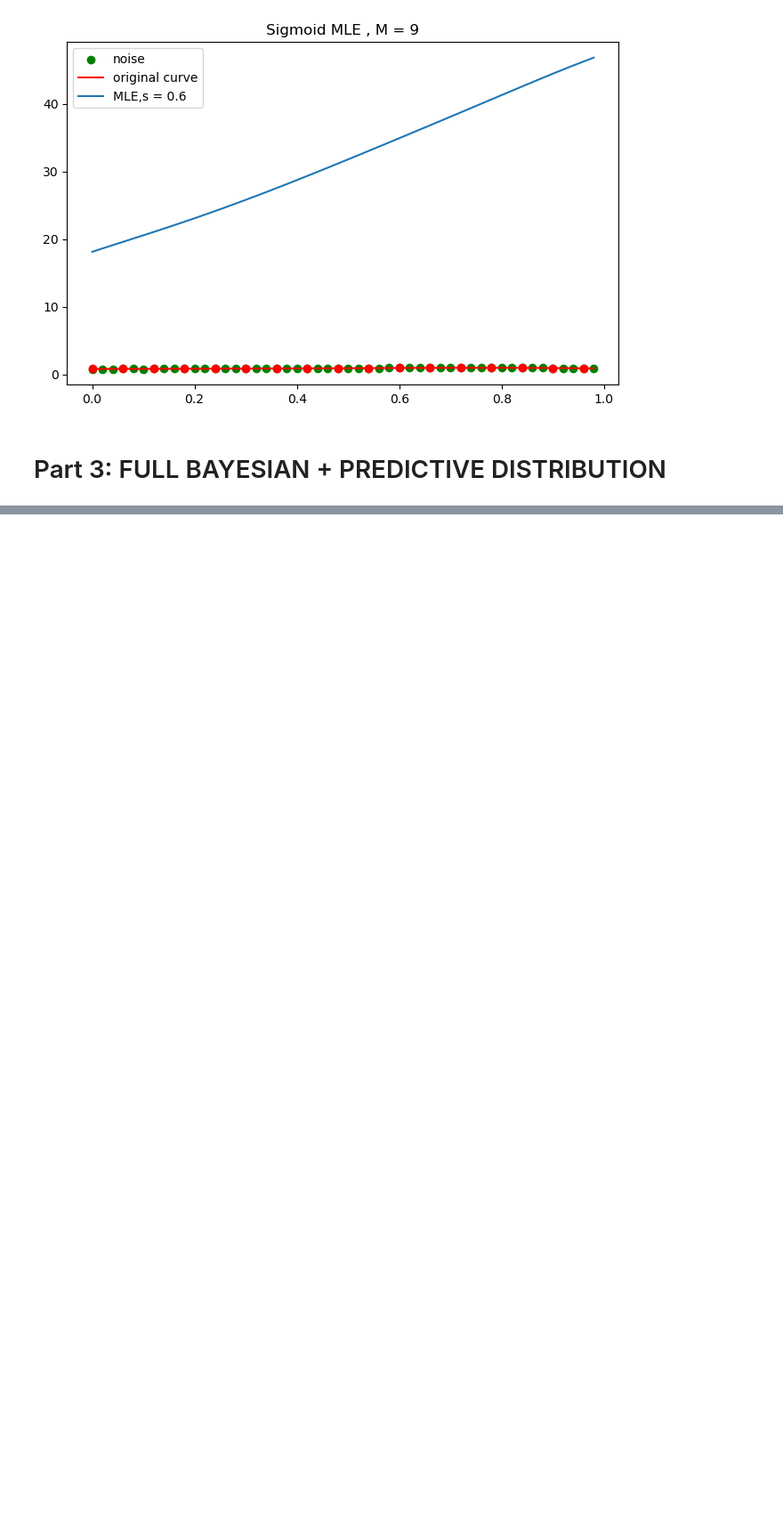
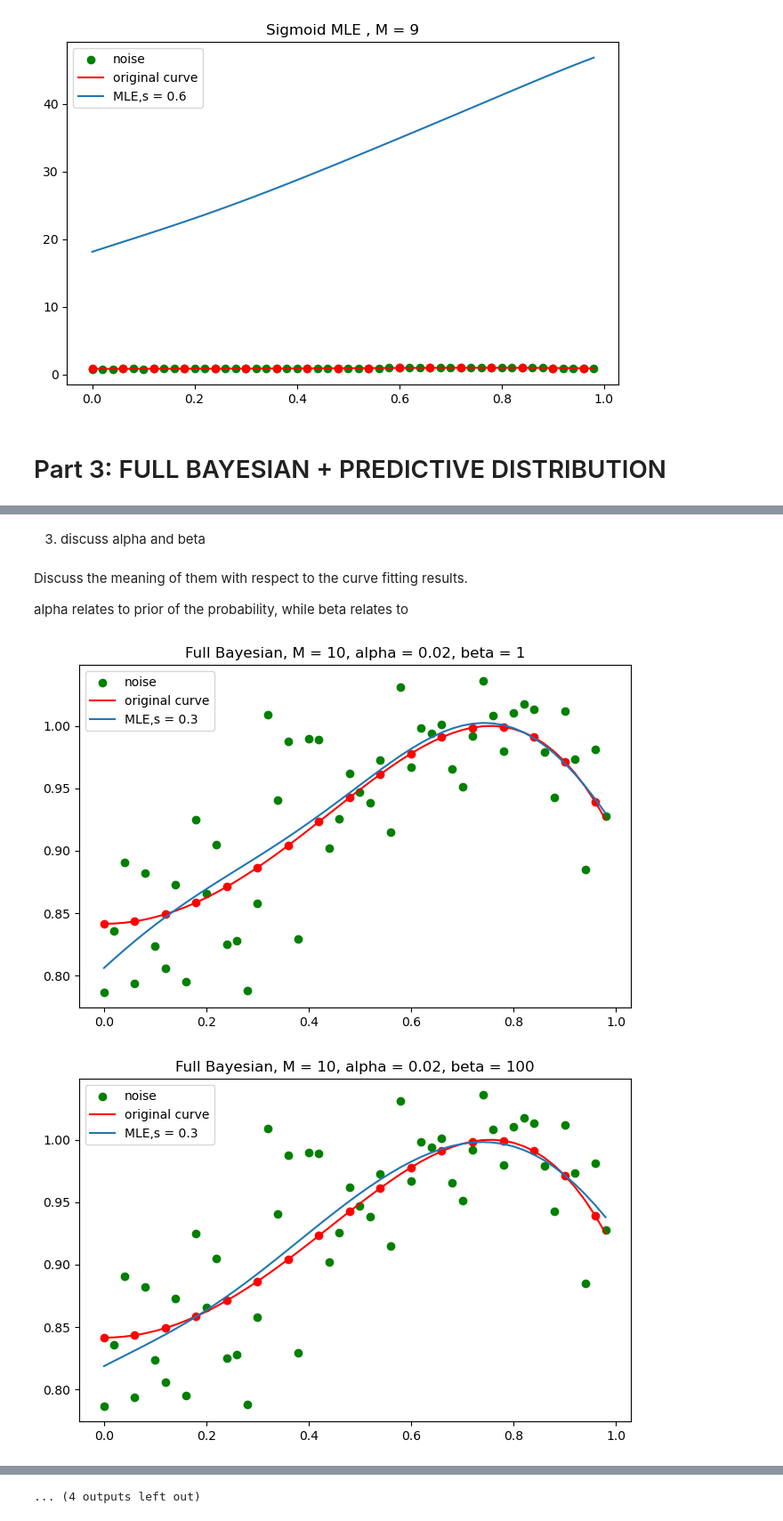
Before and after one commit to Ivy421/EE5907, a Jupyter notebook: CA1.ipynb, the cells around one changed output, grey strips where cells are left out. Shown at 89% size. Saved outputs shown, nothing was run; the diff lists cells and outputs as text; code cells hidden in the pictures; blank space fills up the shorter version.

```diff
--- a/CA1.ipynb
+++ b/CA1.ipynb
@@ -446,0 +453,22 @@ Text(0.5, 1.0, 'Full Bayesian, M = 10')
+# %% [markdown]
+3. discuss alpha and beta
+# %% [markdown]
+Discuss the meaning of them with respect to the curve fitting results.
+
+alpha relates to prior of the probability, while beta relates to
+# %%
+for a in [0.02,0.05,0.1,0.5]:
+    for b in [1,100,2500,12000]:
+        y_fullbay_pred,w_bar_non = cal_fullbay_gau(x,M,a,b,s)
+
+        plt.figure(figsize = (8,5))
+        plt.plot(x,y,'ro',markevery=3)
+        plt.scatter(x,y_noise,color = 'green',label = 'noise')
+        plt.plot(x,y,color = 'red',label = 'original curve')
+        plt.plot(x,y_fullbay_pred,label = 'MLE,s = %s'%s)
+        #plt.plot(x,calMLE(x,M2),label = 'MLE overfitting, M = 11')
+        plt.legend(loc = 'best')
+        plt.title('Full Bayesian, M = %s, alpha = %s, beta = %s'%(M,a,b))
+# %% [output]
+[figure, added]
+[figure, added]
@@ -446,0 +485 @@ Text(0.5, 1.0, 'Full Bayesian, M = 10')
+... (4 outputs left out)
```
Also changed, not shown: parts of 8 cells of this notebook.
